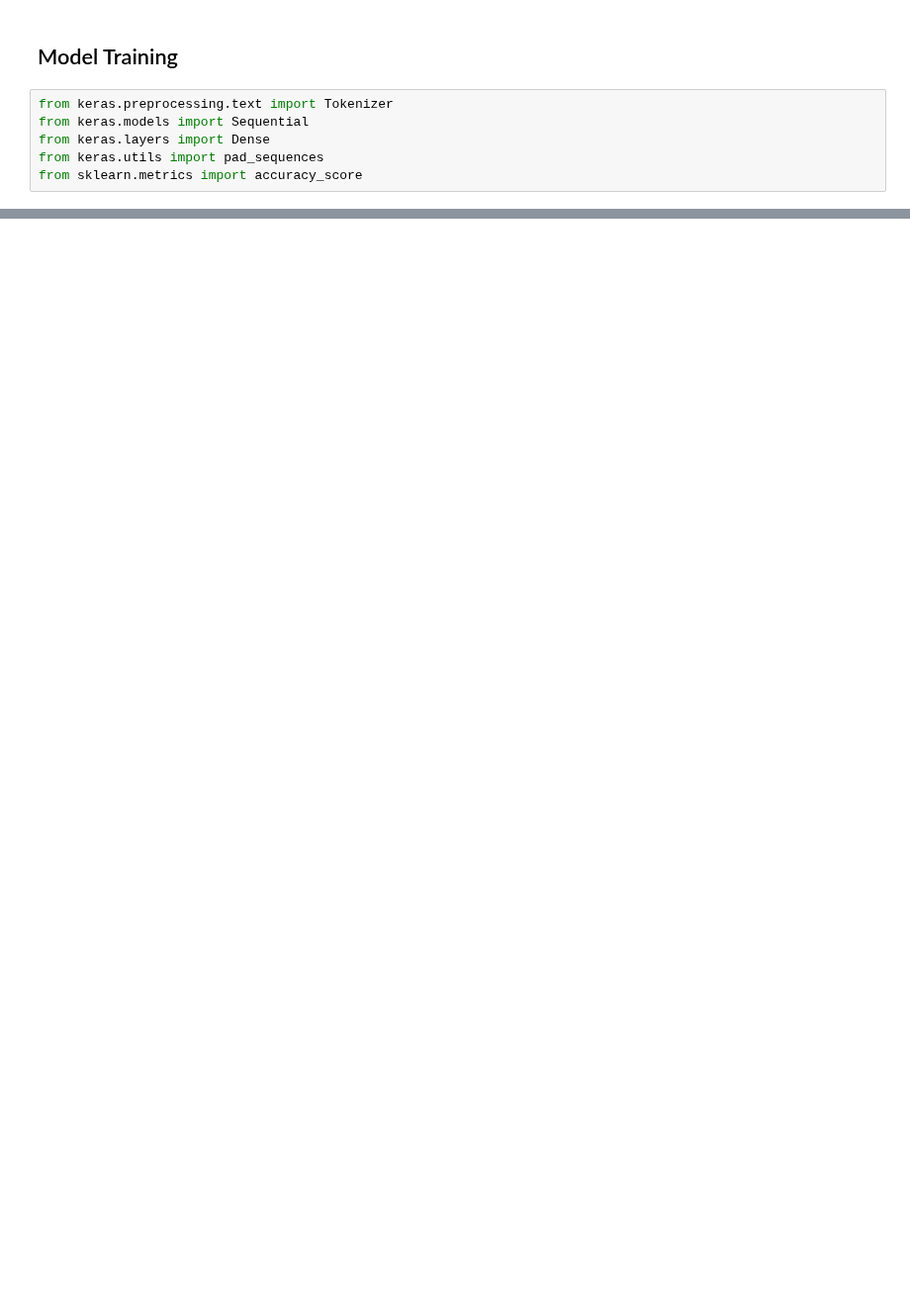
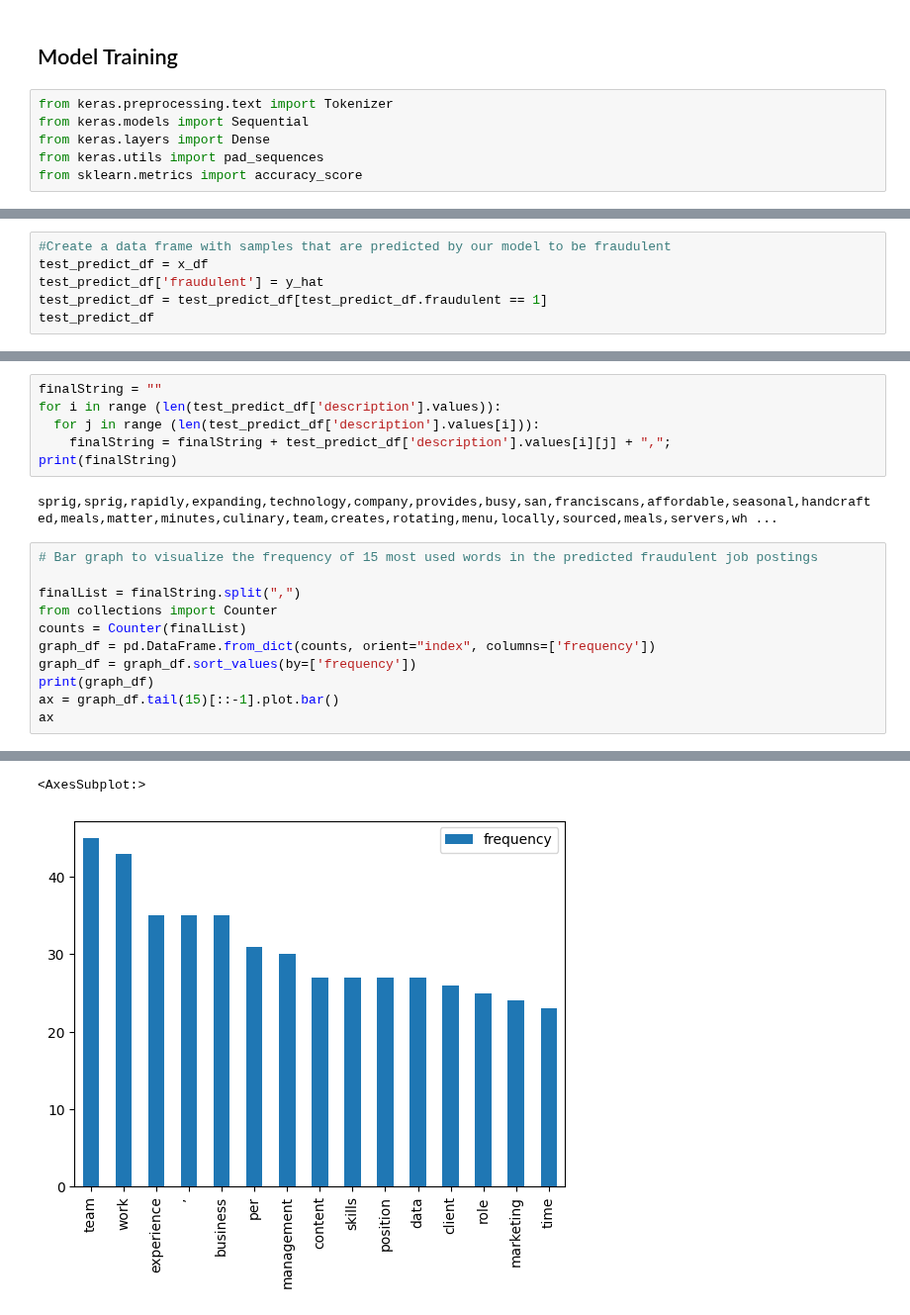
Before and after one commit to bhusserl-davis/ECS171-Group1-Project, a Jupyter notebook: project.ipynb, the cells around one changed output, grey strips where cells are left out. Shown at 99% size. Cells and saved outputs as stored; diff of their text form; blank space fills up the shorter version.

```diff
--- a/project.ipynb
+++ b/project.ipynb
@@ -329,0 +390,6 @@ Name: fraudulent, dtype: int64
+# %%
+#Create a data frame with samples that are predicted by our model to be fraudulent
+test_predict_df = x_df
+test_predict_df['fraudulent'] = y_hat
+test_predict_df = test_predict_df[test_predict_df.fraudulent == 1]
+test_predict_df
@@ -329,0 +414,20 @@ Name: fraudulent, dtype: int64
+# %%
+finalString = ""
+for i in range (len(test_predict_df['description'].values)):
+  for j in range (len(test_predict_df['description'].values[i])):
+    finalString = finalString + test_predict_df['description'].values[i][j] + ",";
+print(finalString)
+# %% [output]
+sprig,sprig,rapidly,expanding,technology,company,provides,busy,san,franciscans,affordable,seasonal,handcrafted,meals,matter,minutes,culinary,team,creates,rotating,menu,locally,sourced,meals,servers,wh ...
+# %%
+# Bar graph to visualize the frequency of 15 most used words in the predicted fraudulent job postings
+
+finalList = finalString.split(",")
+from collections import Counter
+counts = Counter(finalList)
+graph_df = pd.DataFrame.from_dict(counts, orient="index", columns=['frequency'])
+graph_df = graph_df.sort_values(by=['frequency'])
+print(graph_df)
+ax = graph_df.tail(15)[::-1].plot.bar()
+ax
+# %% [output]
@@ -329,0 +448,2 @@ Name: fraudulent, dtype: int64
+<AxesSubplot:>
+[figure, added]
```
Also changed, not shown: parts of 26 cells of this notebook.
